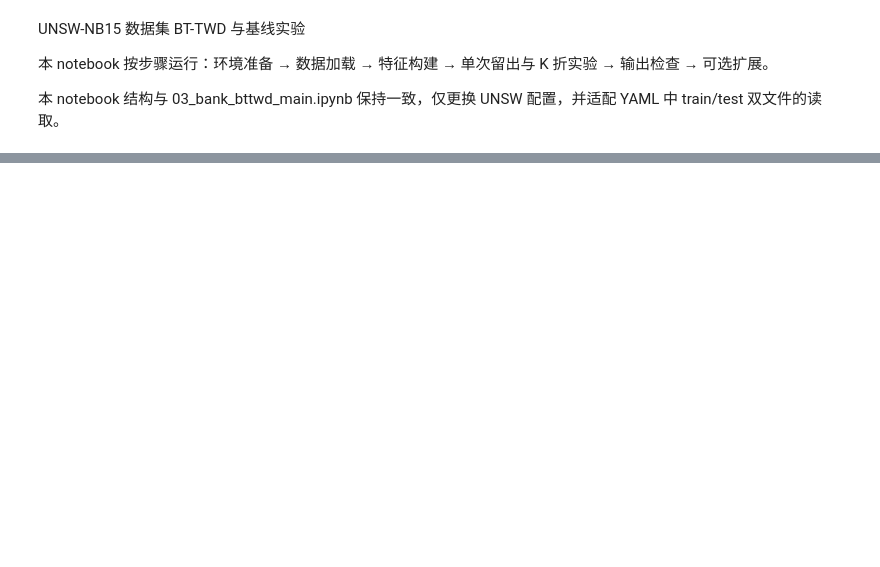
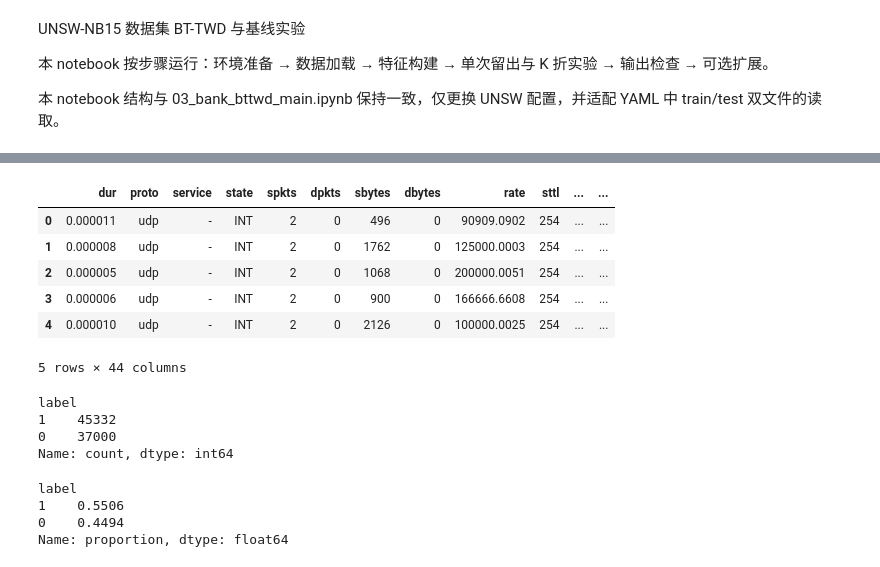
Before and after one commit to huanli-rua/BT-TWD, a Jupyter notebook: notebooks/04_unsw_bttwd_main.ipynb, the cells around one changed output, grey strips where cells are left out. Saved outputs shown, nothing was run; the diff lists cells and outputs as text; code cells hidden in the pictures; blank space fills up the shorter version.

```diff
--- a/notebooks/04_unsw_bttwd_main.ipynb
+++ b/notebooks/04_unsw_bttwd_main.ipynb
@@ -46,29 +42,24 @@ show_cfg(cfg)
 # %%
-# 步骤1：加载 UNSW 训练集原始数据
-log_info("【步骤1】开始加载 UNSW 训练集原始数据……")
+# 步骤1：加载 UNSW 原始数据，并按 split 列拆分 train / test
+log_info("【步骤1】开始加载 UNSW 原始数据并拆分为训练集 / 测试集……")
 
 df_raw, target_col = load_dataset(cfg)
 
-if "split" in df_raw.columns:
-    df_train = df_raw[df_raw["split"] == "train"].copy()
-    df_test = df_raw[df_raw["split"] == "test"].copy()
-    log_info(
-        f"【步骤1】检测到 train/test 双文件：训练样本数={len(df_train)}，测试样本数={len(df_test)}，总计={len(df_raw)}。"
-    )
-else:
-    df_train = df_raw.copy()
-    df_test = None
-    log_info(f"【步骤1】训练集加载完成，样本数={len(df_train)}, 目标列='{target_col}'。")
+split_col = "split" if "split" in df_raw.columns else None
+if split_col is None:
+    raise RuntimeError("UNSW 配置要求显式 train/test 划分（需要 split 列）")
 
-log_info(f"【步骤1】目标列='{target_col}'，将使用训练集样本进行后续实验。")
+df_train = df_raw[df_raw[split_col].str.lower() == "train"].reset_index(drop=True)
+df_test  = df_raw[df_raw[split_col].str.lower() == "test"].reset_index(drop=True)
+
+log_info(f"【步骤1】训练集大小：{len(df_train)}，测试集大小：{len(df_test)}")
+pos_train = df_train[target_col].mean()
+pos_test  = df_test[target_col].mean()
+log_info(f"【步骤1】训练集正类占比：{pos_train:.2%}，测试集正类占比：{pos_test:.2%}")
 
 display(df_train.head())
 display(df_train[target_col].value_counts())
 display(df_train[target_col].value_counts(normalize=True))
 
-if df_test is not None:
-    log_info("【步骤1】测试集标签分布预览（仅供参考，不参与训练）。")
-    display(df_test[target_col].value_counts())
-    display(df_test[target_col].value_counts(normalize=True))
-
-log_info("【步骤1摘要】UNSW 训练数据加载完成，已输出前 5 行与标签分布。")
+log_info("【步骤1摘要】UNSW 原始数据加载与 train/test 拆分完成，已输出训练集标签分布。")
+# %% [output]
@@ -74,0 +73,15 @@ log_info("【步骤1摘要】UNSW 训练数据加载完成，已输出前 5 行
+|  | dur | proto | service | state | spkts | dpkts | sbytes | dbytes | rate | sttl | ... | ... |
+| 0 | 0.000011 | udp | - | INT | 2 | 0 | 496 | 0 | 90909.0902 | 254 | ... | ... |
+| 1 | 0.000008 | udp | - | INT | 2 | 0 | 1762 | 0 | 125000.0003 | 254 | ... | ... |
+| 2 | 0.000005 | udp | - | INT | 2 | 0 | 1068 | 0 | 200000.0051 | 254 | ... | ... |
+| 3 | 0.000006 | udp | - | INT | 2 | 0 | 900 | 0 | 166666.6608 | 254 | ... | ... |
+| 4 | 0.000010 | udp | - | INT | 2 | 0 | 2126 | 0 | 100000.0025 | 254 | ... | ... |
+5 rows × 44 columns
+label
+1    45332
+0    37000
+Name: count, dtype: int64
+label
+1    0.5506
+0    0.4494
+Name: proportion, dtype: float64
```
Also changed, not shown: parts of 8 cells of this notebook, 12 other files.
